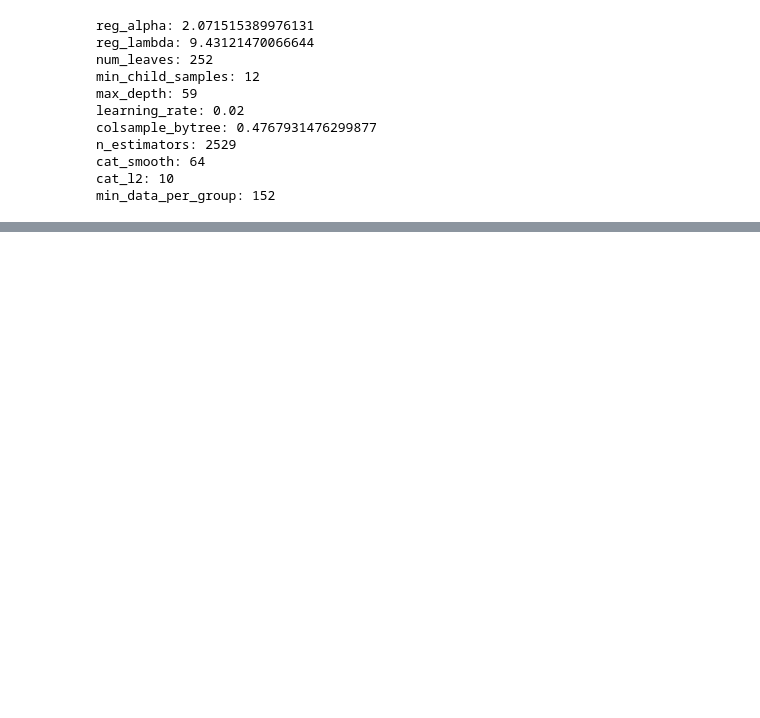
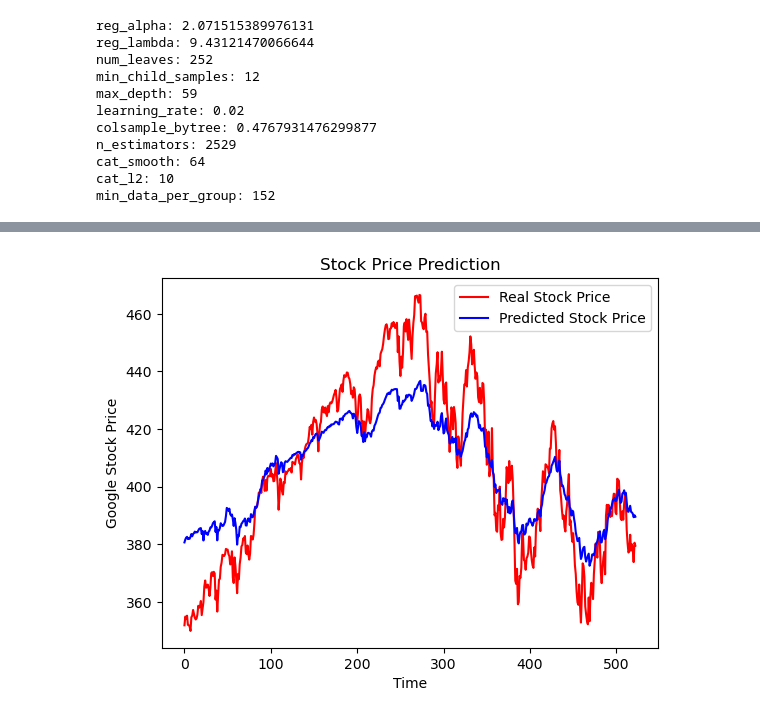
Before and after one commit to jw21u22/Dissertation, a Jupyter notebook: code.ipynb, the cells around one changed output, grey strips where cells are left out. Drawn from its saved outputs; the diff is of its cells as text; code cells hidden in the pictures; blank space fills up the shorter version.

```diff
--- a/code.ipynb
+++ b/code.ipynb
@@ -299,0 +401,24 @@ min_data_per_group: 152
+# %%
+def weight(df,pred):
+#     test_split=round(len(df)*0.20)
+#     train_data=df[:-test_split]
+#     test_data=df[-test_split:]
+#     train_x=train_data.iloc[:,1:]
+#     train_y=train_data.iloc[:,0]
+#     test_x=test_data.iloc[:,1:]
+#     test_y=test_data.iloc[:,0]
+    minmse=np.inf
+    mini=0
+    minj=0
+    study=best_param(df)
+    predict=Light_train(df,study)
+    for i in range(0,10):
+        for j in range (0,10):
+            weight_prediction=0.1*i*pred+0.1*j*predict
+            mse=mean_squared_error(weight_prediction,original)
+            if mse<minmse:
+                minmse=mse
+                mini=i
+                minj=j
+    weight_prediction=mini*0.1*pred+minj*0.1*predict
+    return weight_prediction
@@ -299,0 +449,3 @@ min_data_per_group: 152
+# %%
+%time
+weight_prediction=weight(df,pred)
@@ -300,3 +456,13 @@ min_data_per_group: 152
+# %%
+plt.plot(original, color = 'red', label = 'Real Stock Price')
+plt.plot(weight_prediction, color = 'blue', label = 'Predicted Stock Price')
+plt.title('Stock Price Prediction')
+plt.xlabel('Time')
+plt.ylabel('Google Stock Price')
+plt.legend()
+plt.show()
+# %% [output]
+[figure, added]
 # %%
 plot_optimization_history(study)
 # %% [output]
```
Also changed, not shown: parts of 42 cells of this notebook.
